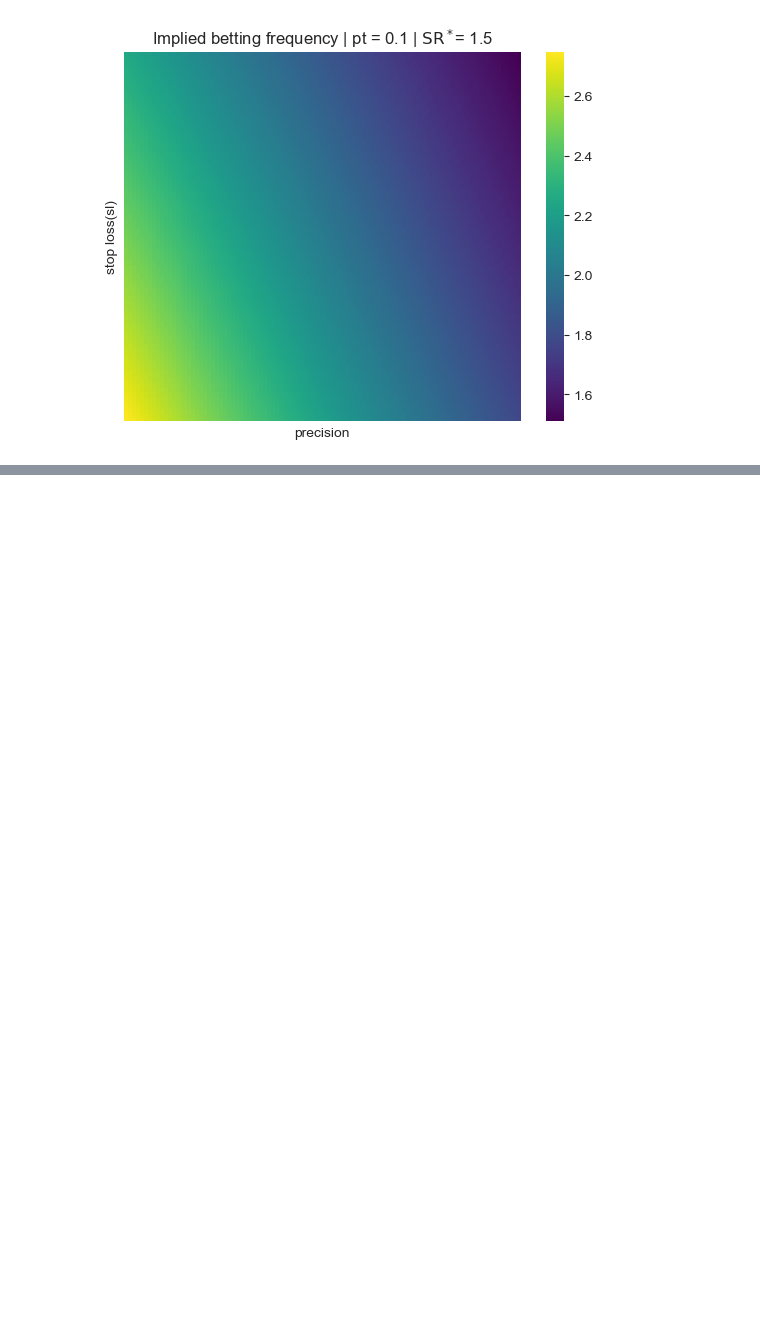
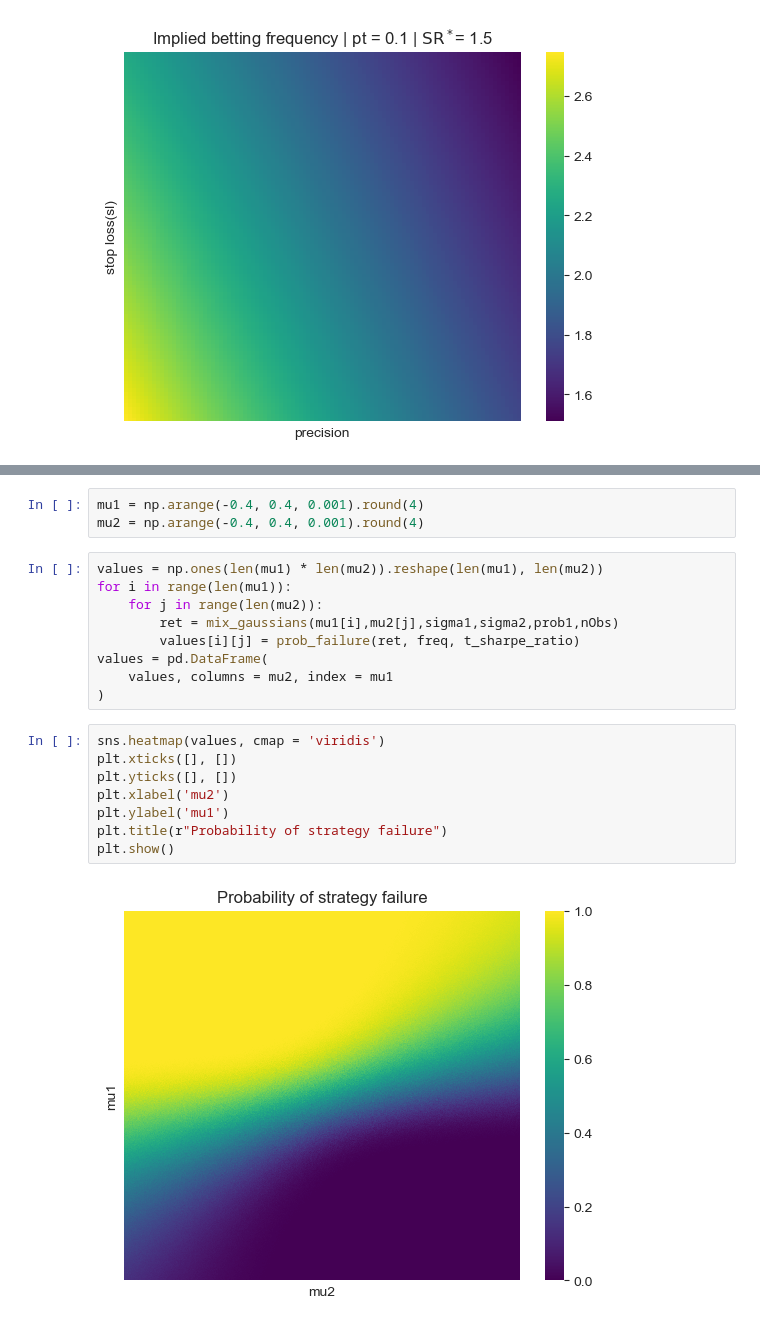
Before and after one commit to Tommylee1013/FinancialMachineLearning, a Jupyter notebook: Notes/Backtest/UnderstadingOfStrategyRisk.ipynb, the cells around one changed output, grey strips where cells are left out. Cells and saved outputs as stored; diff of their text form; blank space fills up the shorter version.

```diff
--- a/Notes/Backtest/UnderstadingOfStrategyRisk.ipynb
+++ b/Notes/Backtest/UnderstadingOfStrategyRisk.ipynb
@@ -113,0 +130,22 @@ plt.show()
+# %%
+mu1 = np.arange(-0.4, 0.4, 0.001).round(4)
+mu2 = np.arange(-0.4, 0.4, 0.001).round(4)
+# %%
+values = np.ones(len(mu1) * len(mu2)).reshape(len(mu1), len(mu2))
+for i in range(len(mu1)):
+    for j in range(len(mu2)):
+        ret = mix_gaussians(mu1[i],mu2[j],sigma1,sigma2,prob1,nObs)
+        values[i][j] = prob_failure(ret, freq, t_sharpe_ratio)
+values = pd.DataFrame(
+    values, columns = mu2, index = mu1
+)
+# %%
+sns.heatmap(values, cmap = 'viridis')
+plt.xticks([], [])
+plt.yticks([], [])
+plt.xlabel('mu2')
+plt.ylabel('mu1')
+plt.title(r"Probability of strategy failure")
+plt.show()
+# %% [output]
+[figure, added]
```
Also changed, not shown: parts of 6 cells of this notebook, 9 other files.
